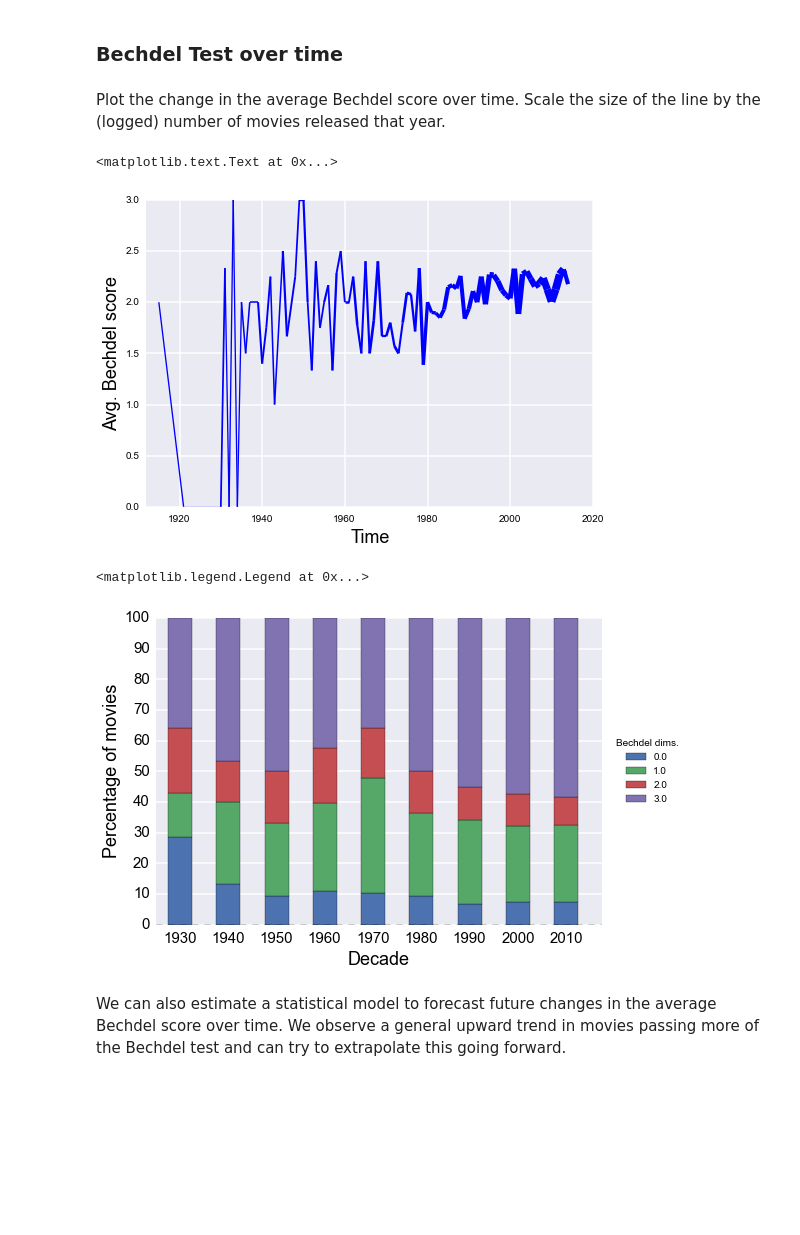
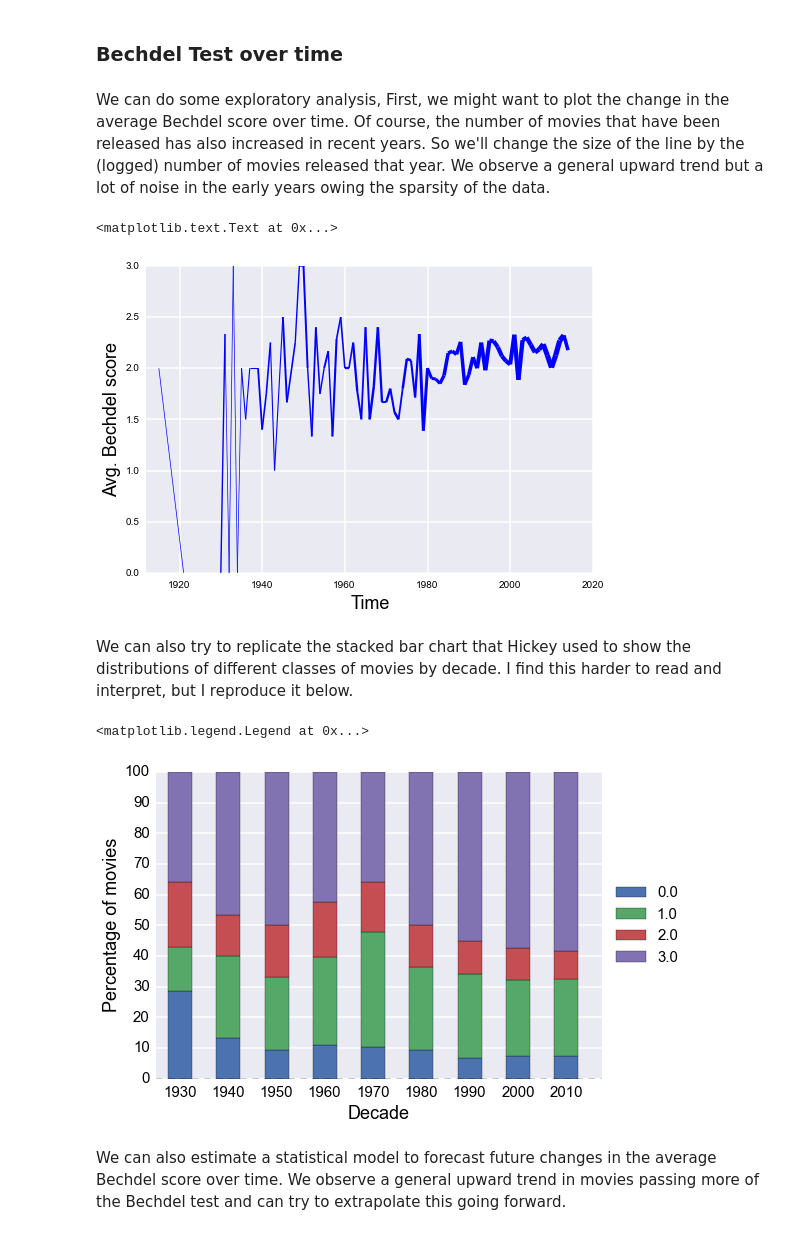
Before and after one commit to brianckeegan/Bechdel, a Jupyter notebook: Bechdel_test.ipynb, the cells around one changed output. Saved outputs shown, nothing was run; the diff lists cells and outputs as text; code cells hidden in the pictures; blank space fills up the shorter version.

```diff
--- a/Bechdel_test.ipynb
+++ b/Bechdel_test.ipynb
@@ -358,12 +398,12 @@ df['ROI'] = df['Profit']/df['Adj_Budget']
 # %% [markdown]
 ### Bechdel Test over time
 # %% [markdown]
-Plot the change in the average Bechdel score over time. Scale the size of the line by the (logged) number of movies released that year.
+We can do some exploratory analysis, First, we might want to plot the change in the average Bechdel score over time. Of course, the number of movies that have been released has also increased in recent years. So we'll change the size of the line by the (logged) number of movies released that year. We observe a general upward trend but a lot of noise in the early years owing the sparsity of the data.
 # %%
 # Do some fancy re-indexing and groupby operations to get
 # average scores and number of movies between 1912 and 2013
 avg_bechdel = df.set_index('Released_x').groupby(lambda x:x.year)['rating'].agg(np.mean)
-num_movies = df.set_index('Released_x').groupby(lambda x:x.year)['rating'].agg(lambda x:np.power(len(x)+1,1/2.5))
+num_movies = df.set_index('Released_x').groupby(lambda x:x.year)['rating'].agg(lambda x:np.log(len(x)+1))
 
 # Changing line widths from: http://stackoverflow.com/questions/19862011/matplotlib-change-linewidth-on-line-segments-using-list
 coords = sorted(dict(avg_bechdel).items(),key=lambda x:x[0])
@@ -379,26 +419,28 @@ plt.xlabel('Time',fontsize=18)
 plt.ylabel('Avg. Bechdel score',fontsize=18)
 # %% [output]
 <matplotlib.text.Text at 0x...>
-[figure, old version]
+[figure, new version]
+# %% [markdown]
+We can also try to replicate the stacked bar chart that Hickey used to show the distributions of different classes of movies by decade. I find this harder to read and interpret, but I reproduce it below.
 # %%
 df_rating_ct = pd.crosstab(df['Year'],df['rating'])
 
 # Bakes in a lot here and is bad Pythonic form -- but I'm lazy
 # http://stackoverflow.com/questions/17764619/pandas-dataframe-group-year-index-by-decade
 # http://stackoverflow.com/questions/21247203/how-to-make-a-pandas-crosstab-with-percentages
 # http://stackoverflow.com/questions/9938130/plotting-stacked-barplots-on-a-panda-data-frame
 
 df_rating_ct.groupby((df_rating_ct.index//10)*10).sum().apply(lambda x: x/x.sum(),axis=1).ix[1930:].plot(kind='bar',stacked=True)
 
 # Fix up the plot
 plt.ylabel('Percentage of movies',fontsize=18)
 plt.yticks(arange(0,1.1,.10),arange(0,110,10),fontsize=15)
 plt.xlabel('Decade',fontsize=18)
 plt.xticks(rotation=0,fontsize=15)
-plt.legend(loc='center',bbox_to_anchor=(1.1,.5),title='Bechdel dims.')
+plt.legend(loc='center',bbox_to_anchor=(1.1,.5),fontsize=15)
 # %% [output]
 <matplotlib.legend.Legend at 0x...>
-[figure, old version]
+[figure, new version]
 # %% [markdown]
 We can also estimate a statistical model to forecast future changes in the average Bechdel score over time. We observe a general upward trend in movies passing more of the Bechdel test and can try to extrapolate this going forward.
 # %%
```
Also changed, not shown: parts of 24 cells of this notebook.
